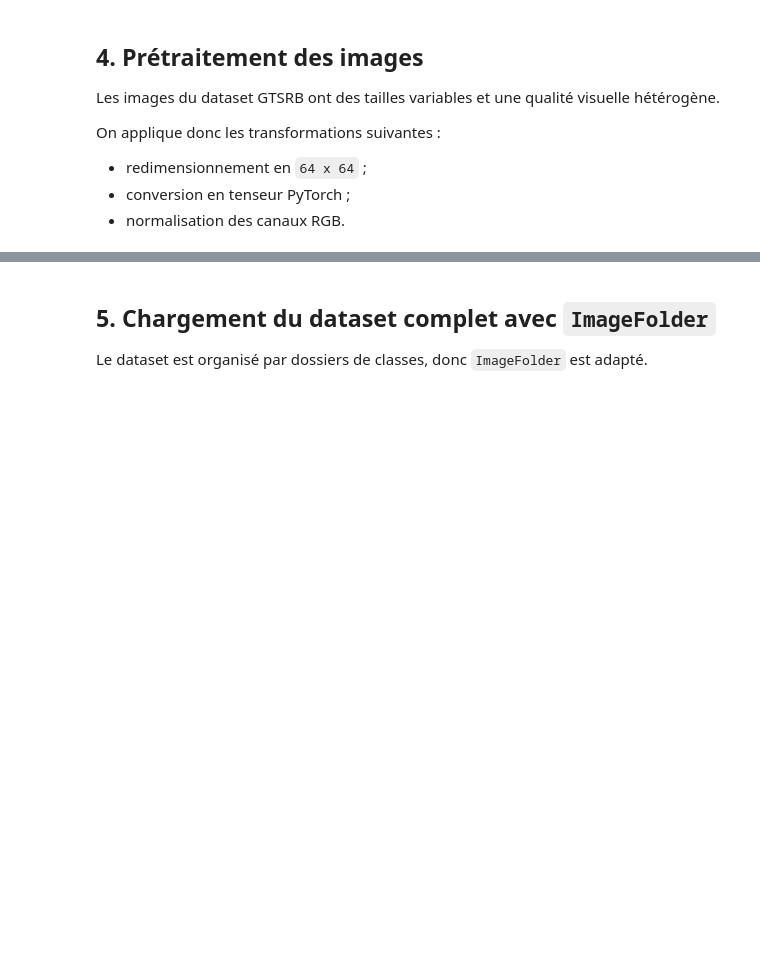
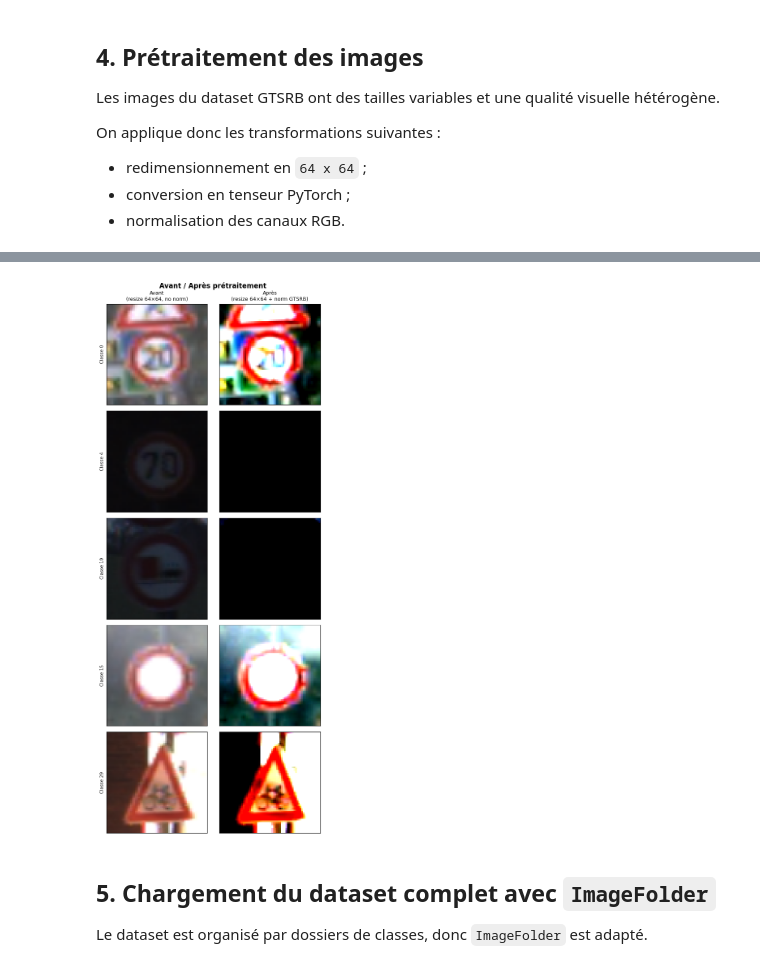
Before and after one commit to ayaa-chetari/Reconnaissance_Panneaux_Signalisation_CNN, a Jupyter notebook: CNN_training.ipynb, the cells around one changed output, grey strips where cells are left out. Saved outputs shown, nothing was run; the diff lists cells and outputs as text; code cells hidden in the pictures; blank space fills up the shorter version.

```diff
--- a/CNN_training.ipynb
+++ b/CNN_training.ipynb
@@ -87,6 +87,12 @@ On applique donc les transformations suivantes :
 - normalisation des canaux RGB.
 # %%
 image_size = 64
+
+transform_before = transforms.Compose([
+    transforms.Resize((image_size, image_size)),
+    transforms.ToTensor(),
+])
+
 
 transform = transforms.Compose([
     transforms.Resize((image_size, image_size)),
@@ -96,3 +102,33 @@ transform = transforms.Compose([
         std=[0.2724, 0.2608, 0.2669]
     )
 ])
+
+
+
+data_dir = "/content/GTSRB/Final_Training/Images"
+raw_dataset = datasets.ImageFolder(root=data_dir, transform=None)
+
+N = 5
+indices = list(range(0, len(raw_dataset), len(raw_dataset) // N))[:N]
+
+fig, axes = plt.subplots(N, 2, figsize=(6, N * 2.8))
+fig.suptitle("Avant / Après prétraitement", fontsize=12, fontweight='bold')
+axes[0, 0].set_title("Avant\n(resize 64×64, no norm)", fontsize=9)
+axes[0, 1].set_title("Après\n(resize 64×64 + norm GTSRB)", fontsize=9)
+
+for row, idx in enumerate(indices):
+    pil_img, label = raw_dataset[idx]
+
+    t_before = transform_before(pil_img).permute(1, 2, 0).numpy()
+    t_after  = transform(pil_img).permute(1, 2, 0).numpy()
+
+    axes[row, 0].imshow(t_before)
+    axes[row, 0].set_ylabel(f"Classe {label}", fontsize=8)
+    axes[row, 0].set_xticks([]); axes[row, 0].set_yticks([])
+
+    axes[row, 1].imshow(t_after)
+    axes[row, 1].set_xticks([]); axes[row, 1].set_yticks([])
+
+plt.tight_layout()
+plt.show()
+# %% [output]
@@ -99,3 +140,4 @@ transform = transforms.Compose([
+[figure, added]
 # %% [markdown]
 ## 5. Chargement du dataset complet avec `ImageFolder`
 
```
Also changed, not shown: parts of 9 cells of this notebook, 16 other files.
